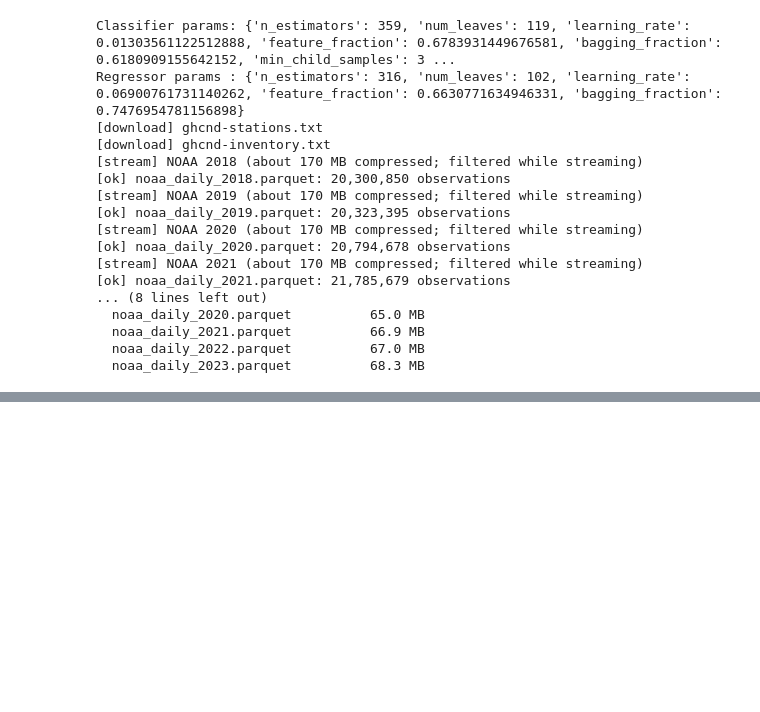
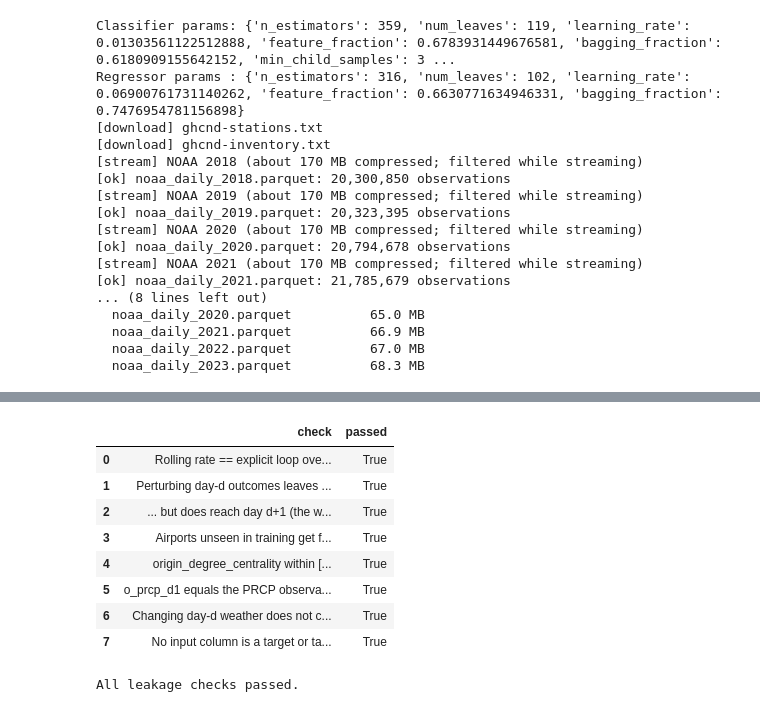
Before and after one commit to guvvalathejaswarreddy/PRT661-SYD7-Flight-Delay-Prediction, a Jupyter notebook: notebooks/PRT661_Flight_Delay_Full_Analysis.ipynb, the cells around one changed output, grey strips where cells are left out. Drawn from its saved outputs; the diff is of its cells as text; code cells hidden in the pictures; blank space fills up the shorter version.

```diff
--- a/notebooks/PRT661_Flight_Delay_Full_Analysis.ipynb
+++ b/notebooks/PRT661_Flight_Delay_Full_Analysis.ipynb
@@ -1717,0 +2133,70 @@ Regressor params : {'n_estimators': 316, 'num_leaves': 102, 'learning_rate': 0.0
+# %%
+tests = []
+rng = np.random.RandomState(RANDOM_STATE)
+
+# 1 + 2: dense tables vs explicit loops
+ok2 = True
+Nk, Dk = ORIG_N, ORIG_D
+for _ in range(2000):
+    k, t = rng.randint(Nk.shape[0]), rng.randint(1, A4_T)
+    lo = max(t - A4_WINDOW_DAYS, 0)
+    n_loop = sum(Nk[k, u] for u in range(lo, t)); d_loop = sum(Dk[k, u] for u in range(lo, t))
+    expected = d_loop / n_loop if n_loop else np.nan
+    got = ORIG_RATE[k, t]
+    if not ((np.isnan(expected) and np.isnan(got)) or abs(expected - got) < 1e-6):
+        ok2 = False
+tests.append(("Rolling rate == explicit loop over [d-7, d-1] (2,000 random origin-days)", ok2))
+
+# 3: perturbation (flip all outcomes on one day for a busy airport)
+k = int(np.argmax(ORIG_N.sum(axis=1)))
+t = 1000
+D2 = ORIG_D.copy(); D2[k, t] = ORIG_N[k, t] - ORIG_D[k, t]
+r_orig, _ = _rolling_rate(ORIG_N, ORIG_D); r_pert, _ = _rolling_rate(ORIG_N, D2)
+same_day_unchanged = np.isclose(r_orig[k, t], r_pert[k, t], equal_nan=True)
+next_day_changes = (not np.isclose(r_orig[k, t + 1], r_pert[k, t + 1])) if ORIG_D[k, t] * 2 != ORIG_N[k, t] else True
+tests.append(("Perturbing day-d outcomes leaves the day-d feature unchanged", bool(same_day_unchanged)))
+tests.append(("... but does reach day d+1 (the window is not vacuous)", bool(next_day_changes)))
+
+# 4: graph features
+unseen_in_train = [c for c in d4["origin"].cat.categories if c not in A4_TIER.index]
+unseen_rows = d4["origin"].isin(unseen_in_train).to_numpy()
+tests.append(("Airports unseen in training get fallback tier 'small' / centrality 0",
+              bool((d4.loc[unseen_rows, "origin_hub_tier"] == "small").all() and (d4.loc[unseen_rows, "origin_degree_centrality"] == 0).all())))
+tests.append(("origin_degree_centrality within [0, 1]",
+              bool(d4["origin_degree_centrality"].between(0, 1).all())))
+
+# 5: weather timing
+o_ap = np.array([A4_AP_INDEX.get(c, -1) for c in d4["origin"].cat.categories])[d4["origin"].cat.codes.to_numpy()]
+sample = rng.choice(np.flatnonzero(o_ap >= 0), size=5000, replace=False)
+tt = _day_index(d4["flight_date"].iloc[sample])
+direct = WX["W"]["PRCP"][o_ap[sample], np.maximum(tt - 1, 0)]
+got = d4["o_prcp_d1"].to_numpy()[sample]
+valid = tt >= 1
+tests.append(("o_prcp_d1 equals the PRCP observation of day d-1 (5,000 random flights)",
+              bool(np.allclose(direct[valid], got[valid], equal_nan=True))))
+Wtest = WX["W"]["PRCP"].copy(); a_, t_ = int(o_ap[sample[0]]), int(tt[0])
+before = _lag_lookup(Wtest, np.array([a_]), np.array([t_]), 1)[0]
+Wtest[a_, t_] = 9999.0                                       # change *same-day* weather
+after = _lag_lookup(Wtest, np.array([a_]), np.array([t_]), 1)[0]
+tests.append(("Changing day-d weather does not change the prior-day feature", bool(np.isclose(before, after, equal_nan=True))))
+
+# 6: no target-derived inputs
+tests.append(("No input column is a target or target-derived (arr_*)",
+              bool(not any(c.startswith("arr_") for c in A4_V2_FEATURES))))
+
+leak_df = pd.DataFrame(tests, columns=["check", "passed"])
+display(leak_df)
+leak_df.to_csv(A4_DIR / "leakage_audit.csv", index=False)
+assert leak_df["passed"].all(), "A leakage test FAILED -- do not continue"
+print("All leakage checks passed.")
+# %% [output]
+|  | check | passed |
+| 0 | Rolling rate == explicit loop ove... | True |
+| 1 | Perturbing day-d outcomes leaves ... | True |
+| 2 | ... but does reach day d+1 (the w... | True |
+| 3 | Airports unseen in training get f... | True |
+| 4 | origin_degree_centrality within [... | True |
+| 5 | o_prcp_d1 equals the PRCP observa... | True |
+| 6 | Changing day-d weather does not c... | True |
+| 7 | No input column is a target or ta... | True |
+All leakage checks passed.
```
Also changed, not shown: parts of 10 cells of this notebook.
